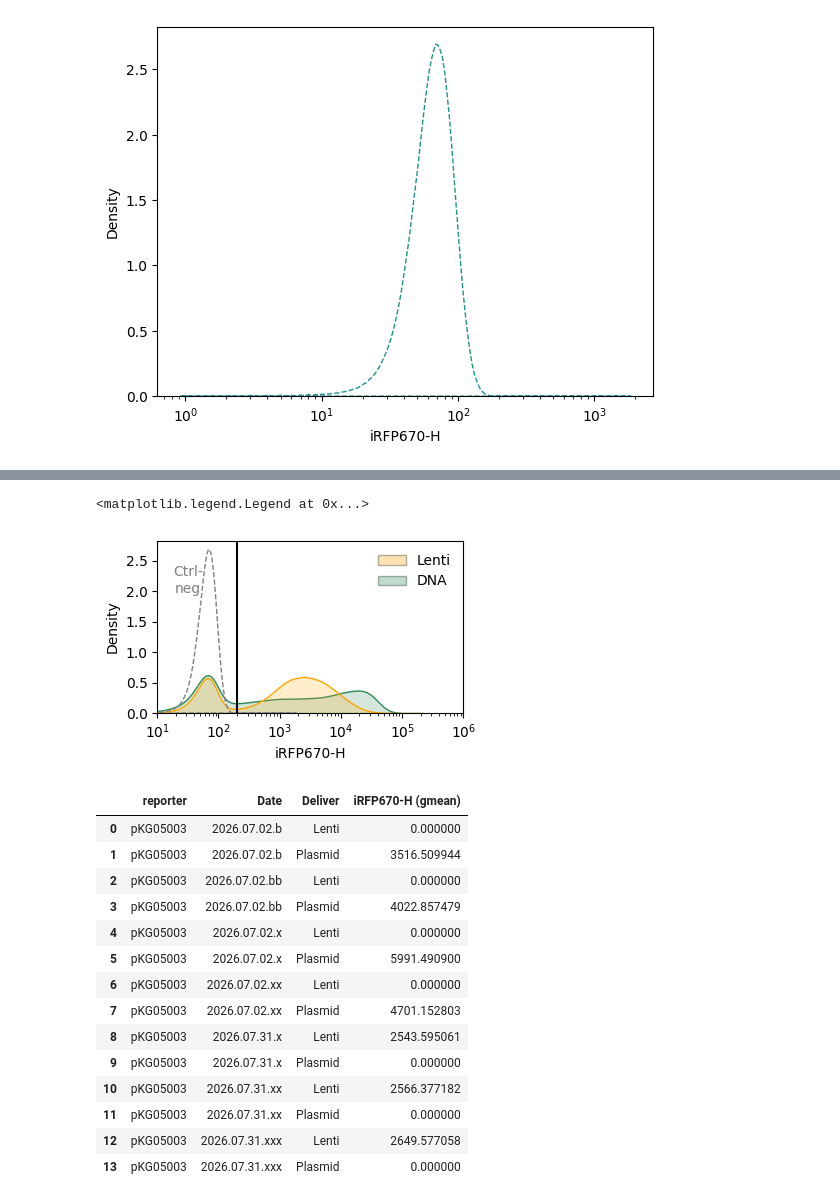
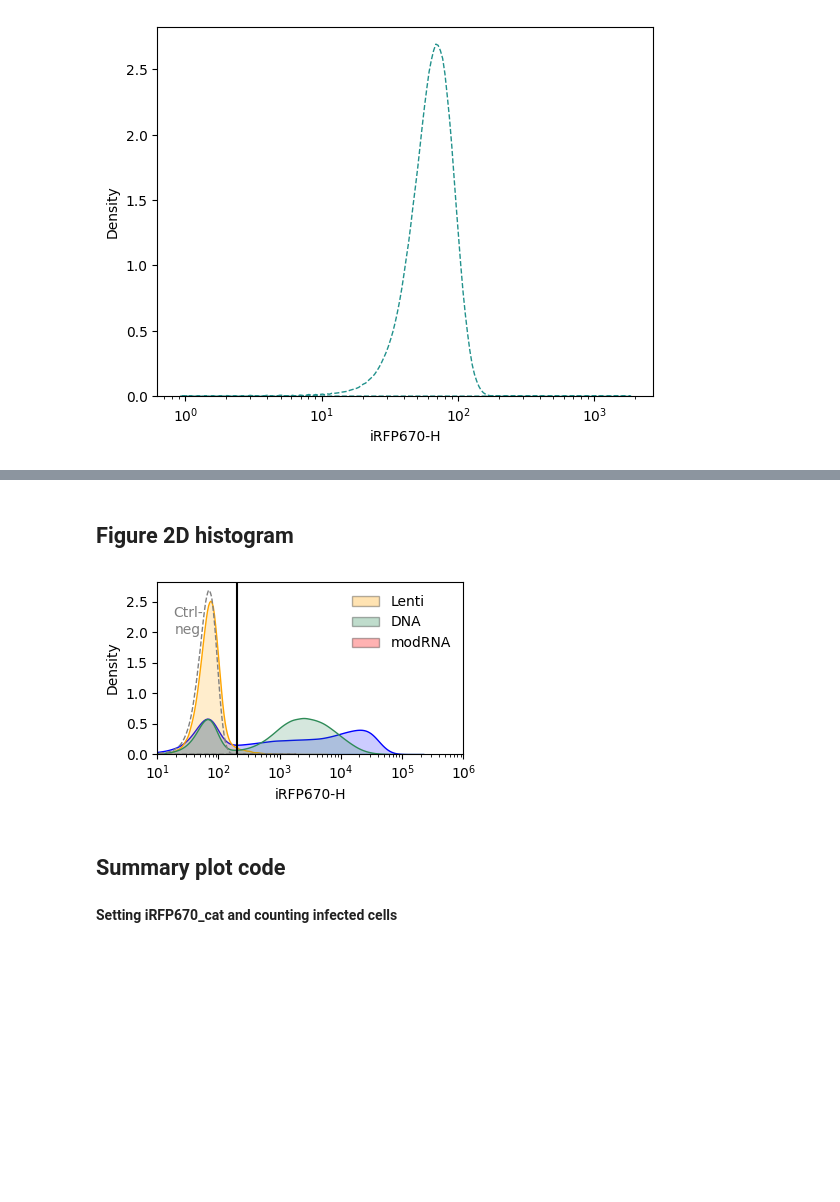
Before and after one commit to GallowayLabMIT/dasit_manuscript, a Jupyter notebook: Figure_2/Figure_2_iRFP.ipynb, the cells around one changed output, grey strips where cells are left out. Cells and saved outputs as stored; diff of their text form; code cells hidden in the pictures; blank space fills up the shorter version.

```diff
--- a/Figure_2/Figure_2_iRFP.ipynb
+++ b/Figure_2/Figure_2_iRFP.ipynb
@@ -18,8 +21,8 @@ import scipy
 # Set paths to the experiment folder and where to find the data
 base_path = rd.datadir/'data'/'attune'/'Mary'
 
-Plates = {'2026.07.31_iRFP_lenti': ['Plate1'], #Lenti
-        '2026.07.02_exp61': ['Plate1','Plate2'], #Plasmid-1-2
+Plates = {'2026.07.31_iRFP_lenti': ['Plate1', 'Plate2'], #Lenti and modRNA
+        '2026.07.02_exp61': ['Plate2'], #Plasmid-1-2
         '2026.07.02_exp60': ['Plate1', 'Plate2'], #Plasmid-3-4
 }
 
@@ -106,42 +95,48 @@ display(data)
+# %% [markdown]
+## Figure 2D histogram
 # %%
-order = ['pKG05003.Lenti', 'pKG05003.Plasmid']
+order = ['pKG05003.Lenti', 'pKG05003.Plasmid', 'pKG05000.Mod']
 
 label_map = {
     'pKG05003.Lenti':'Lenti',
     'pKG05003.Plasmid':'DNA',
+    'pKG05000.Mod': 'RNA',
     'Untransfected.Plasmid': 'Ctl-Neg'
 }
 untransfected = data[(data['conds'] == 'Untransfected.Plasmid') & (data['iRFP670-H'] > 0) & (data['Plasmid'] == '0x')]
 data_new = data[(data['conds'].isin(order)) & (data['iRFP670-H'] > 0)& (data['Plasmid'] == '1x') & (data['Puro'] == '0x')]
 
 g = plt.figure(figsize=(4,2.5))
 palette = {'Untransfected.Plasmid': 'grey',
-        'pKG05003.Lenti': 'orange',
-        'pKG05003.Plasmid': 'seagreen'}
+        'pKG05003.Lenti': 'seagreen',
+        'pKG05000.Mod': 'orange',
+        'pKG05003.Plasmid': 'blue'}
 ax = sns.kdeplot(data_new, x='iRFP670-H',hue='conds',log_scale=(True,False),legend=False,fill=True,common_norm=False,palette=palette, alpha = 0.2)
 sns.kdeplot(untransfected, x='iRFP670-H',hue='conds',log_scale=(True,False),legend=False,fill=True,common_norm=False,palette=palette, alpha = 0, linestyle = '--')
 ax.axvline(x = 200, color='black', linestyle='-')
 ax.annotate('Ctrl-\nneg', (0.1, 0.7), color='grey', xycoords='axes fraction', ha='center')
 
 # Add custom legend
 from matplotlib.patches import Patch
 
 legend_elements = [
     Patch(facecolor='orange', alpha = 0.3, edgecolor='black', label='Lenti'),
-    Patch(facecolor='seagreen', alpha = 0.3,  edgecolor='black', label='DNA')
+    Patch(facecolor='seagreen', alpha = 0.3,  edgecolor='black', label='DNA'),
+    Patch(facecolor='red', alpha = 0.3,  edgecolor='black', label='modRNA'),
 ]
 # Adjust limits
 iRFP_lim = (10, 1*10**6)
 for sub_ax in plt.gcf().get_axes():
     sub_ax.set_xlim(iRFP_lim)
 
 g.tight_layout()
 ax.legend(handles=legend_elements, frameon=False)
-# plt.title(f'293Ts Plasmid titration, {label_map[plasmid]}')
-# g = g.get_figure()
-# title = str(plasmid) + '_iRFP_mRuby2.svg'
-# g.savefig(rd.outfile(output_path/title),bbox_inches='tight')
+
+g = g.get_figure()
+plottitle = 'iRFP670_histogram'
+g.savefig(rd.outfile(output_path/plottitle),bbox_inches='tight')
 # %% [output]
-<matplotlib.legend.Legend at 0x...>
-[figure, old version]
+[figure, new version]
+# %% [markdown]
+## Summary plot code
 # %%
@@ -149,3 +145,5 @@ data_subset = data[(data['reporter'] == 'pKG05003') & (data['Plasmid'] == '1x')
+# %% [markdown]
+**Setting iRFP670_cat and counting infected cells**
 # %%
 iRFP670_H_thresh = 2.5e2
 # Categorize cells based on iRFP670_thresh
@@ -182,19 +164,0 @@ df_gmean = pd.concat([df_gmean, df_ctrl_gmean], ignore_index=True)
-# %%
-df_subset = df_gmean[(df_gmean['reporter'] == 'pKG05003')].copy()
-display(df_subset)
-# %% [output]
-|  | reporter | Date | Deliver | iRFP670-H (gmean) |
-| 0 | pKG05003 | 2026.07.02.b | Lenti | 0.000000 |
-| 1 | pKG05003 | 2026.07.02.b | Plasmid | 3516.509944 |
-| 2 | pKG05003 | 2026.07.02.bb | Lenti | 0.000000 |
-| 3 | pKG05003 | 2026.07.02.bb | Plasmid | 4022.857479 |
-| 4 | pKG05003 | 2026.07.02.x | Lenti | 0.000000 |
-| 5 | pKG05003 | 2026.07.02.x | Plasmid | 5991.490900 |
-| 6 | pKG05003 | 2026.07.02.xx | Lenti | 0.000000 |
-| 7 | pKG05003 | 2026.07.02.xx | Plasmid | 4701.152803 |
-| 8 | pKG05003 | 2026.07.31.x | Lenti | 2543.595061 |
-| 9 | pKG05003 | 2026.07.31.x | Plasmid | 0.000000 |
-| 10 | pKG05003 | 2026.07.31.xx | Lenti | 2566.377182 |
-| 11 | pKG05003 | 2026.07.31.xx | Plasmid | 0.000000 |
-| 12 | pKG05003 | 2026.07.31.xxx | Lenti | 2649.577058 |
-| 13 | pKG05003 | 2026.07.31.xxx | Plasmid | 0.000000 |
```
Also changed, not shown: parts of 15 cells of this notebook, 2 other files.
